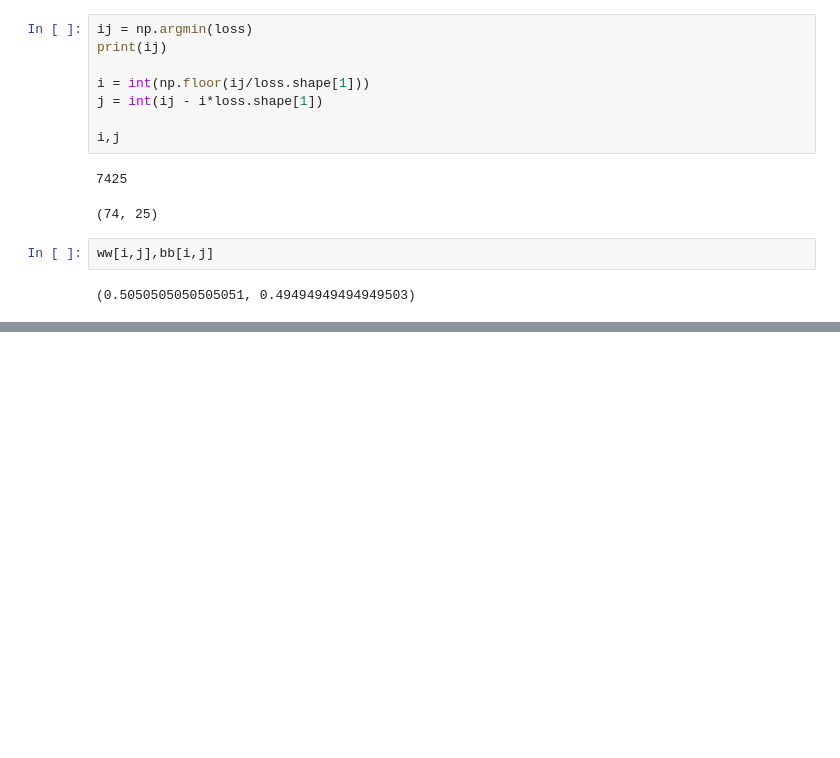
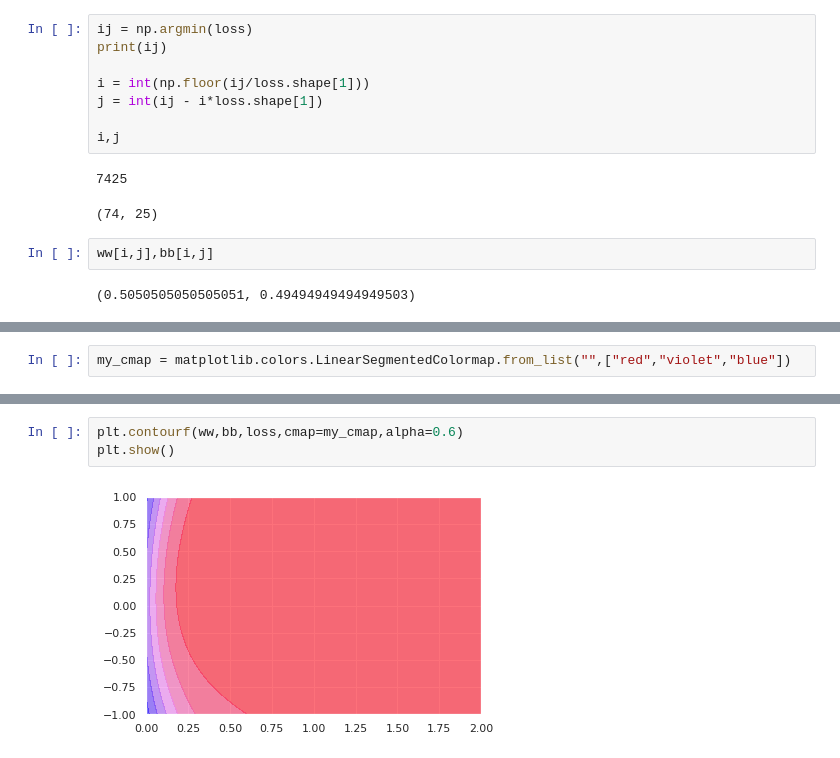
Before and after one commit to championballer/one-fourth-labs-deep-learning, a Jupyter notebook: Lecture 10 - Python Sigmoid/1017_SigmoidNeuron.ipynb, the cells around one changed output, grey strips where cells are left out. Drawn from its saved outputs; the diff is of its cells as text; blank space fills up the shorter version.

```diff
--- a/Lecture 10 - Python Sigmoid/1017_SigmoidNeuron.ipynb
+++ b/Lecture 10 - Python Sigmoid/1017_SigmoidNeuron.ipynb
@@ -171,0 +176,2 @@ ww[i,j],bb[i,j]
+# %%
+my_cmap = matplotlib.colors.LinearSegmentedColormap.from_list("",["red","violet","blue"])
@@ -171,0 +183,5 @@ ww[i,j],bb[i,j]
+# %%
+plt.contourf(ww,bb,loss,cmap=my_cmap,alpha=0.6)
+plt.show()
+# %% [output]
+[figure, added]
```
Also changed, not shown: parts of 4 cells of this notebook.
